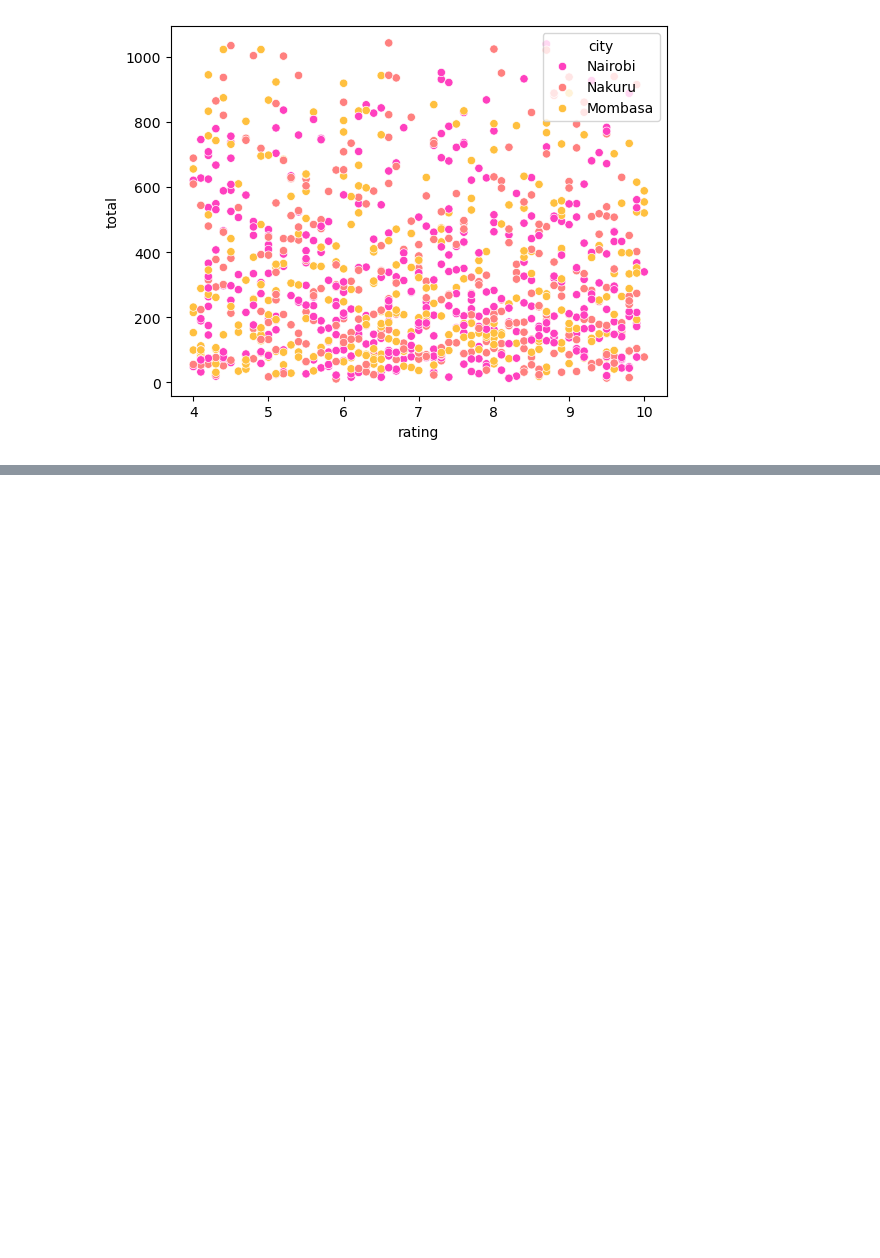
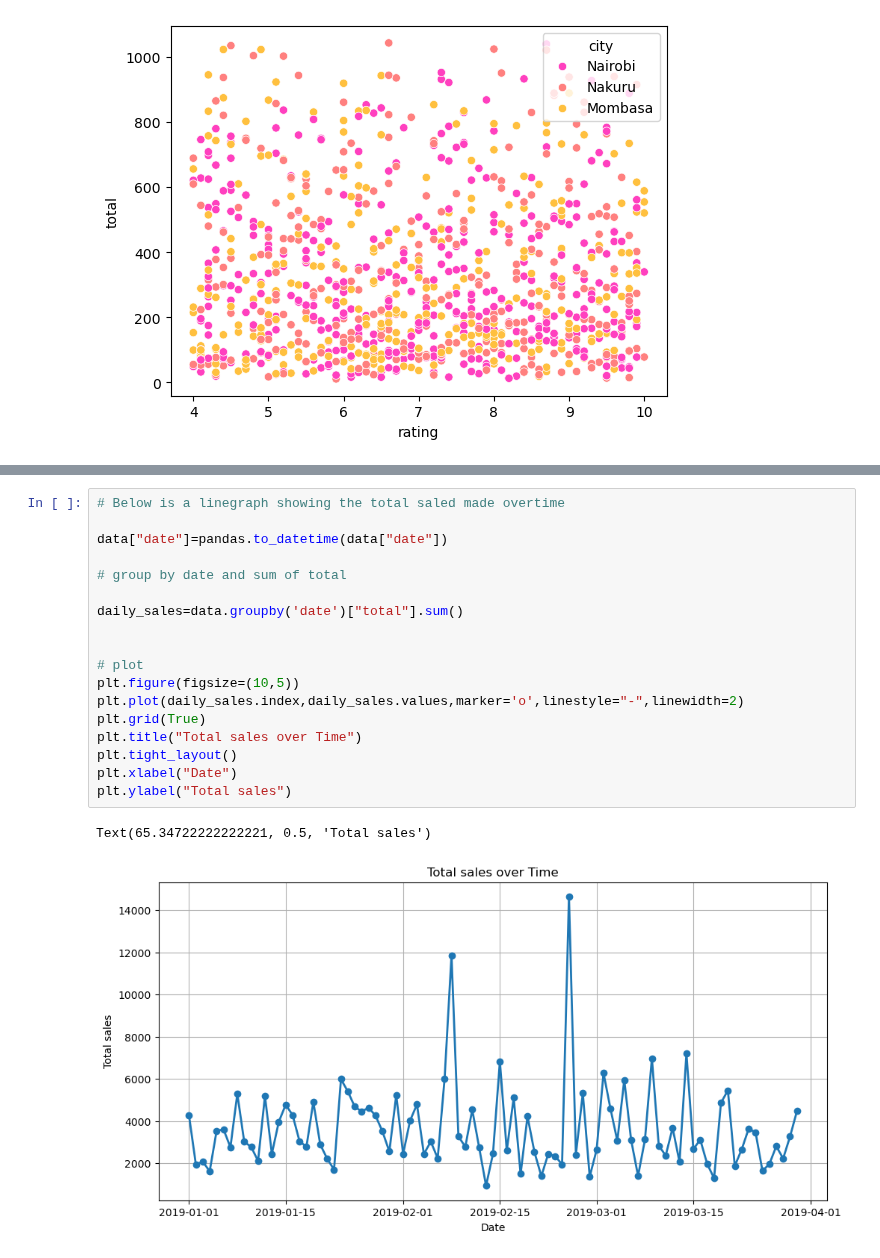
Before and after one commit to madlib-doom/datascience, a Jupyter notebook: EDA.ipynb, the cells around one changed output, grey strips where cells are left out. Saved outputs shown, nothing was run; the diff lists cells and outputs as text; blank space fills up the shorter version.

```diff
--- a/EDA.ipynb
+++ b/EDA.ipynb
@@ -166,0 +167,21 @@ sns.lineplot(x="date",y="total",data=data)
+# %%
+# Below is a linegraph showing the total saled made overtime
+
+data["date"]=pandas.to_datetime(data["date"])
+
+# group by date and sum of total
+
+daily_sales=data.groupby('date')["total"].sum()
+
+
+# plot
+plt.figure(figsize=(10,5))
+plt.plot(daily_sales.index,daily_sales.values,marker='o',linestyle="-",linewidth=2)
+plt.grid(True)
+plt.title("Total sales over Time")
+plt.tight_layout()
+plt.xlabel("Date")
+plt.ylabel("Total sales")
+# %% [output]
+Text(65.34722222222221, 0.5, 'Total sales')
+[figure, added]
```
Also changed, not shown: parts of 3 cells of this notebook, 3 other files.
